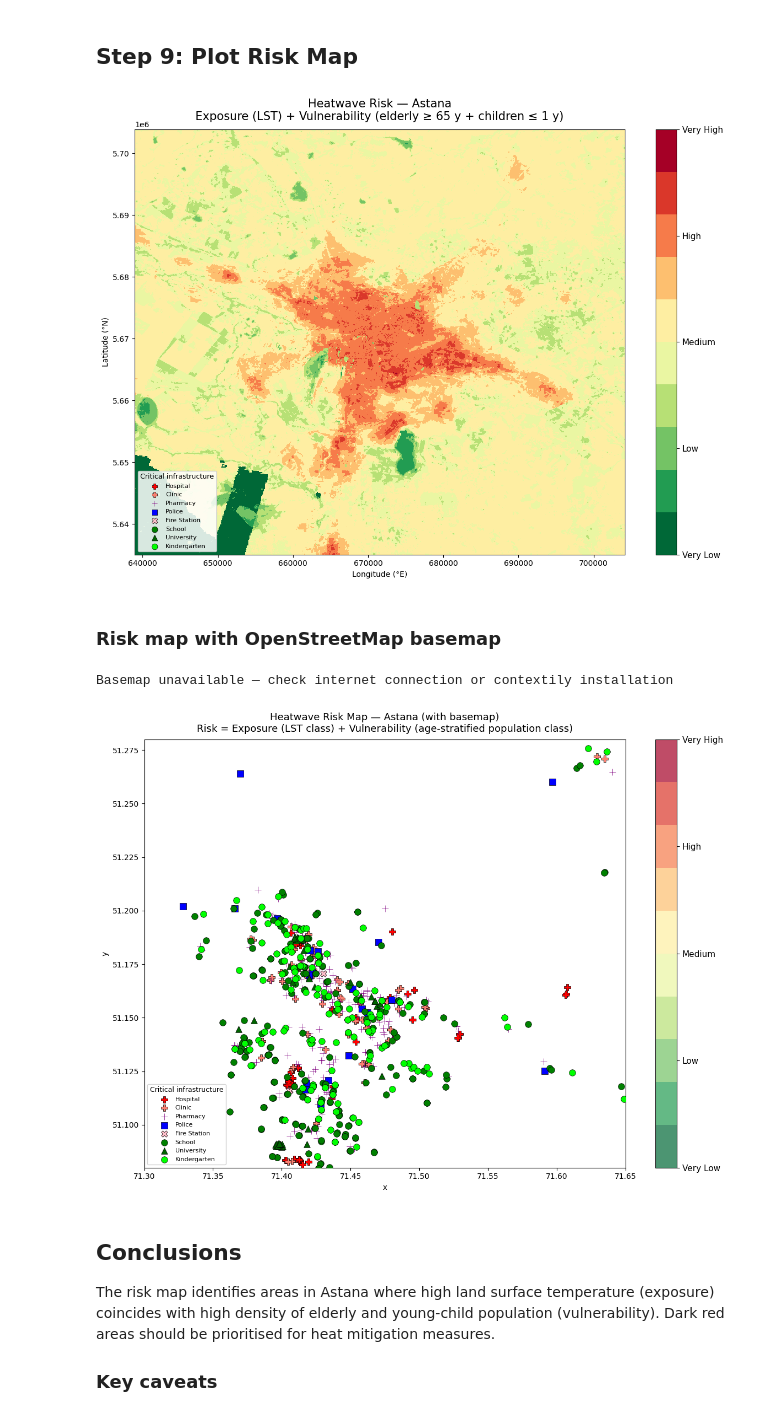
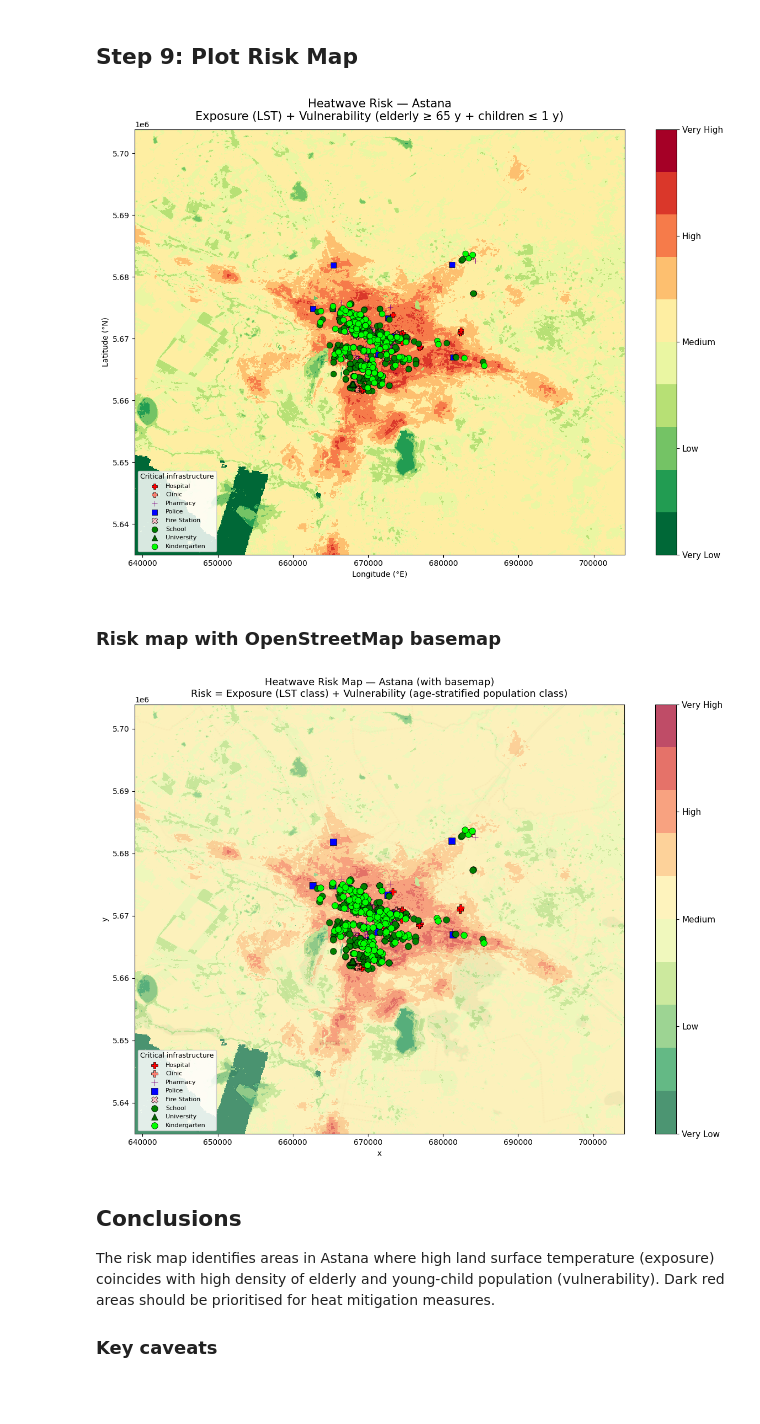
Before and after one commit to Zeveow11/climaax-kazakhstan, a Jupyter notebook: crabook/notebooks/workflows/HEATWAVES/01_Urban_heatwaves/heatwave_risk_assessment.ipynb, the cells around one changed output. Cells and saved outputs as stored; diff of their text form; code cells hidden in the pictures.

```diff
--- a/crabook/notebooks/workflows/HEATWAVES/01_Urban_heatwaves/heatwave_risk_assessment.ipynb
+++ b/crabook/notebooks/workflows/HEATWAVES/01_Urban_heatwaves/heatwave_risk_assessment.ipynb
@@ -536,6 +512,10 @@ Risk map saved → Heatwave_risk_KZ\results\heatwave_risk_astana.tif
 # %% [markdown]
 ## Step 9: Plot Risk Map
 # %%
+risk_crs   = risk.rio.crs
+gdf_ci_prj = gdf_ci.to_crs(risk_crs)
+minx, miny, maxx, maxy = risk.rio.bounds()
+
 fig, ax = plt.subplots(figsize=(12, 9))
 cmap_risk = plt.get_cmap("RdYlGn_r", 10)
 
@@ -548,9 +528,8 @@ cbar.ax.set_yticklabels(
     ["Very Low", "Low", "Medium", "High", "Very High"], size=11
 )
 
-# Overlay critical infrastructure markers
 for amenity_type, style in CRIT_MARKERS.items():
-    subset = gdf_ci[gdf_ci["amenity"] == amenity_type]
+    subset = gdf_ci_prj[gdf_ci_prj["amenity"] == amenity_type]
     if len(subset) == 0:
         continue
     ax.scatter(
@@ -564,6 +543,8 @@ ax.legend(
     loc="lower left", fontsize=8, framealpha=0.85,
     title="Critical infrastructure", title_fontsize=9,
 )
+ax.set_xlim(minx, maxx)
+ax.set_ylim(miny, maxy)
 ax.set_xlabel("Longitude (°E)")
 ax.set_ylabel("Latitude (°N)")
 ax.set_title(
@@ -575,7 +556,7 @@ plt.tight_layout()
 plt.savefig(RESULTS_DIR / "heatwave_risk_map.png", dpi=150, bbox_inches="tight")
 plt.show()
 # %% [output]
-[figure, old version]
+[figure, new version]
 # %% [markdown]
 ### Risk map with OpenStreetMap basemap
 # %%
@@ -590,48 +571,45 @@ cbar.ax.set_yticklabels(
     ["Very Low", "Low", "Medium", "High", "Very High"], size=11
 )
 
-# CI markers
 for amenity_type, style in CRIT_MARKERS.items():
-    subset = gdf_ci[gdf_ci["amenity"] == amenity_type]
+    subset = gdf_ci_prj[gdf_ci_prj["amenity"] == amenity_type]
     if len(subset) == 0:
         continue
     ax.scatter(
         subset.geometry.x, subset.geometry.y,
         marker=style["marker"], c=style["color"],
         s=70, zorder=6, label=amenity_type.replace("_", " ").title(),
         edgecolors="black", linewidths=0.5,
     )
 
-# Basemap
 try:
     ctx.add_basemap(
-        ax, crs="EPSG:4326",
+        ax, crs=str(risk_crs),
         source=ctx.providers.CartoDB.Positron,
         attribution=False,
     )
 except Exception:
     print("Basemap unavailable — check internet connection or contextily installation")
 
-ax.set_xlim(LON_MIN, LON_MAX)
-ax.set_ylim(LAT_MIN, LAT_MAX)
+ax.set_xlim(minx, maxx)
+ax.set_ylim(miny, maxy)
 ax.legend(
     loc="lower left", fontsize=8, framealpha=0.85,
     title="Critical infrastructure", title_fontsize=9,
 )
 ax.set_title(
     f"Heatwave Risk Map — {LOCATION_NAME} (with basemap)\n"
     f"Risk = Exposure (LST class) + Vulnerability (age-stratified population class)",
     size=13, pad=10,
 )
 plt.tight_layout()
 plt.savefig(
     RESULTS_DIR / "heatwave_risk_map_basemap.png",
     dpi=150, bbox_inches="tight",
 )
 plt.show()
 # %% [output]
-Basemap unavailable — check internet connection or contextily installation
-[figure, old version]
+[figure, new version]
 # %% [markdown]
 ## Conclusions
 
```
Also changed, not shown: parts of 7 cells of this notebook, 29 other files.
